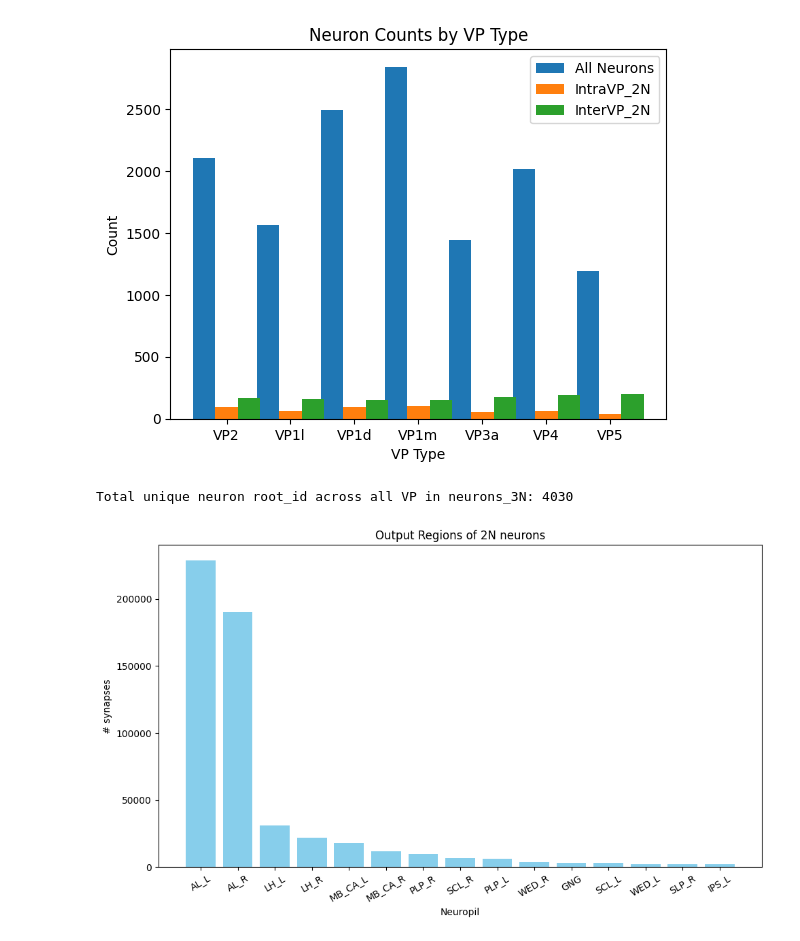
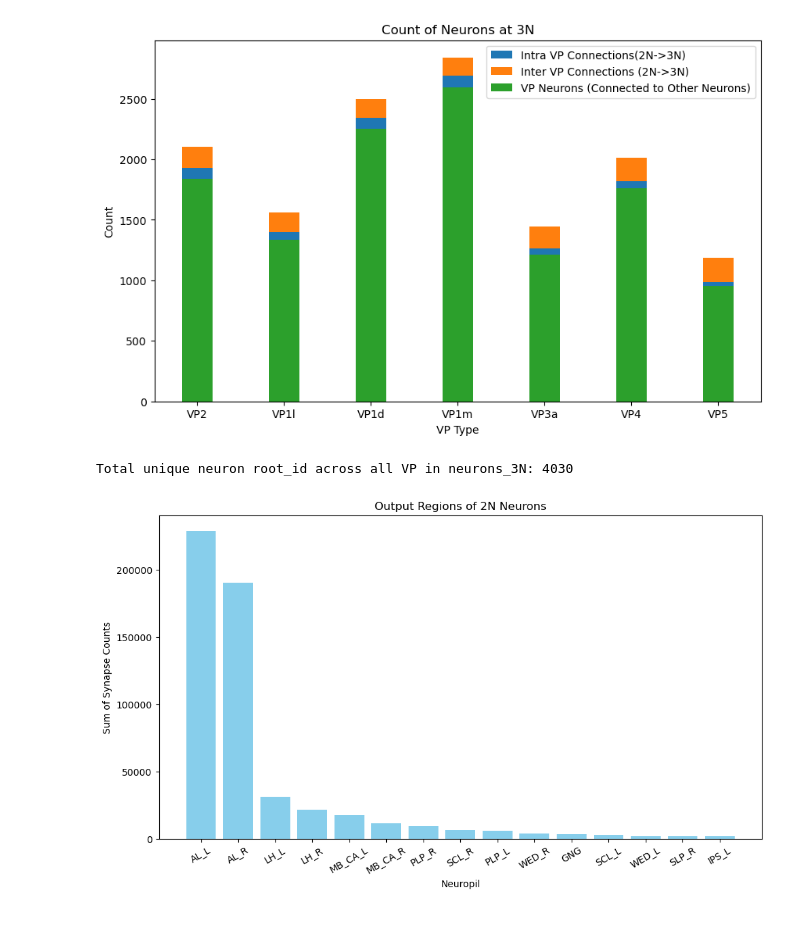
Before and after one commit to snk5040/ThermoHygro-connectome, a Jupyter notebook: cellTypes_EDAv2.ipynb, the cells around one changed output. Saved outputs shown, nothing was run; the diff lists cells and outputs as text; code cells hidden in the pictures.

```diff
--- a/cellTypes_EDAv2.ipynb
+++ b/cellTypes_EDAv2.ipynb
@@ -292,8 +352,8 @@ axs = axs.flatten()  # Flatten to make indexing easier
 for i, (vp_type, class_df) in enumerate(connections_2N.items()):
     # Plot the distribution of syn_count by VP modality
     sns.histplot(class_df['syn_count'], kde=True, label=vp_type, ax=axs[i])
-    axs[i].set_title(f'Distribution of syn_count by VP modality: {vp_type}')
-    axs[i].set_xlabel('syn_count')
+    axs[i].set_title(f'Distribution of Synapse Counts: {vp_type}')
+    axs[i].set_xlabel('Synapse Count')
     axs[i].set_ylabel('Frequency')
     axs[i].legend()
 
@@ -302,8 +362,11 @@ for j in range(i+1, len(axs)):
     fig.delaxes(axs[j])
 
 plt.tight_layout()
+# Save the current figure to PDF
+plt.savefig('vp_syn_counts.pdf', bbox_inches='tight', dpi=300)
 plt.show()
 
+# Explore highly connected neurons
 # Find the largest 5 syn_counts in the connections_2N
 largest_5_syn_counts = {vp_type: class_df.loc[class_df['syn_count'].idxmax()]['syn_count'] for vp_type, class_df in connections_2N.items()}
 
@@ -350,44 +436,49 @@ for vp_type, vp_df in neurons_2N.items():
     connections_3N[vp_type] = downstream
     neurons_3N[vp_type] = downstream_classification
 # %%
-##TODO: make a bar chart for all vp in neurons 3N, combining all neurons then all neurons where intraVP_2N is True and where interVP_2N is True
-
 # Get the counts of all neurons, intraVP_2N and interVP_2N
 all_neurons_count = [len(neurons_3N[vp_type]) for vp_type in neurons_3N]
 intraVP_2N_count = [len(neurons_3N[vp_type][neurons_3N[vp_type]['intraVP_2N'] == True]) for vp_type in neurons_3N]
 interVP_2N_count = [len(neurons_3N[vp_type][neurons_3N[vp_type]['interVP_2N'] == True]) for vp_type in neurons_3N]
 
-# Set the bar width
-bar_width = 0.35
+# Calculate other neurons (not intra or inter VP)
+other_neurons_count = [all_neurons_count[i] - intraVP_2N_count[i] - interVP_2N_count[i] for i in range(len(all_neurons_count))]
 
-# Set the bar positions
-bar1 = np.arange(len(all_neurons_count))
-bar2 = [x + bar_width for x in bar1]
-bar3 = [x + bar_width for x in bar2]
+# Create the stacked bar plot
+x = np.arange(len(neurons_3N))
+width = 0.35
 
-# Plotting the bars
-plt.bar(bar1, all_neurons_count, width=bar_width, label='All Neurons')
-plt.bar(bar2, intraVP_2N_count, width=bar_width, label='IntraVP_2N')
-plt.bar(bar3, interVP_2N_count, width=bar_width, label='InterVP_2N')
+plt.figure(figsize=(10, 6))
+plt.bar(x, intraVP_2N_count, width, bottom=other_neurons_count, label='Intra VP Connections(2N->3N)')
+plt.bar(x, interVP_2N_count, width, bottom=[other_neurons_count[i] + intraVP_2N_count[i] for i in range(len(other_neurons_count))], label='Inter VP Connections (2N->3N)')
+plt.bar(x, other_neurons_count, width, label='VP Neurons (Connected to Other Neurons)')
+
 
 # Adding labels
 plt.xlabel('VP Type')
 plt.ylabel('Count')
-plt.title('Neuron Counts by VP Type')
-plt.xticks(bar1 + bar_width, neurons_3N.keys())
+plt.title('Count of Neurons at 3N')
+plt.xticks(x, neurons_3N.keys())
 plt.legend()
 
+# Save the current figure to PDF
+plt.savefig('3N_neuron_counts.pdf', bbox_inches='tight', dpi=300)
 # Show the plot
 plt.show()
 
 # Calculate the total unique neuron root_id across all VP in neurons_3N
 all_3N_unique_root_id = set()
 for vp_type in neurons_3N:
     all_3N_unique_root_id.update(neurons_3N[vp_type]['root_id'])
 
 print(f"Total unique neuron root_id across all VP in neurons_3N: {len(all_3N_unique_root_id)}")
+# Convert the set of unique root IDs to a DataFrame
+all_3N_unique_root_id_df = pd.DataFrame(list(all_3N_unique_root_id), columns=['root_id'])
+
+# Save to CSV
+all_3N_unique_root_id_df.to_csv('3N_ids.csv', index=False)
 # %% [output]
-[figure, old version]
+[figure, new version]
 Total unique neuron root_id across all VP in neurons_3N: 4030
 # %%
 neuropils = pd.read_csv('neuropil_synapse_table_783.csv.gz')
@@ -404,11 +495,13 @@ filtered_neuropils_2N_sum.index = filtered_neuropils_2N_sum.index.str.split().st
 plt.figure(figsize=(10, 6))
 plt.bar(filtered_neuropils_2N_sum.index, filtered_neuropils_2N_sum.values, color='skyblue')
 plt.xlabel('Neuropil')
-plt.ylabel('# synapses')
-plt.title('Output Regions of 2N neurons')
+plt.ylabel('Sum of Synapse Counts')
+plt.title('Output Regions of 2N Neurons')
 plt.xticks(rotation=30)
 plt.tight_layout()
+# Save the current figure to PDF
+plt.savefig('2N_neuropil_output.pdf', bbox_inches='tight', dpi=300)
 plt.show()
 # %% [output]
-[figure, old version]
+[figure, new version]
 # %%
```
Also changed, not shown: parts of 15 cells of this notebook, 18 other files.
